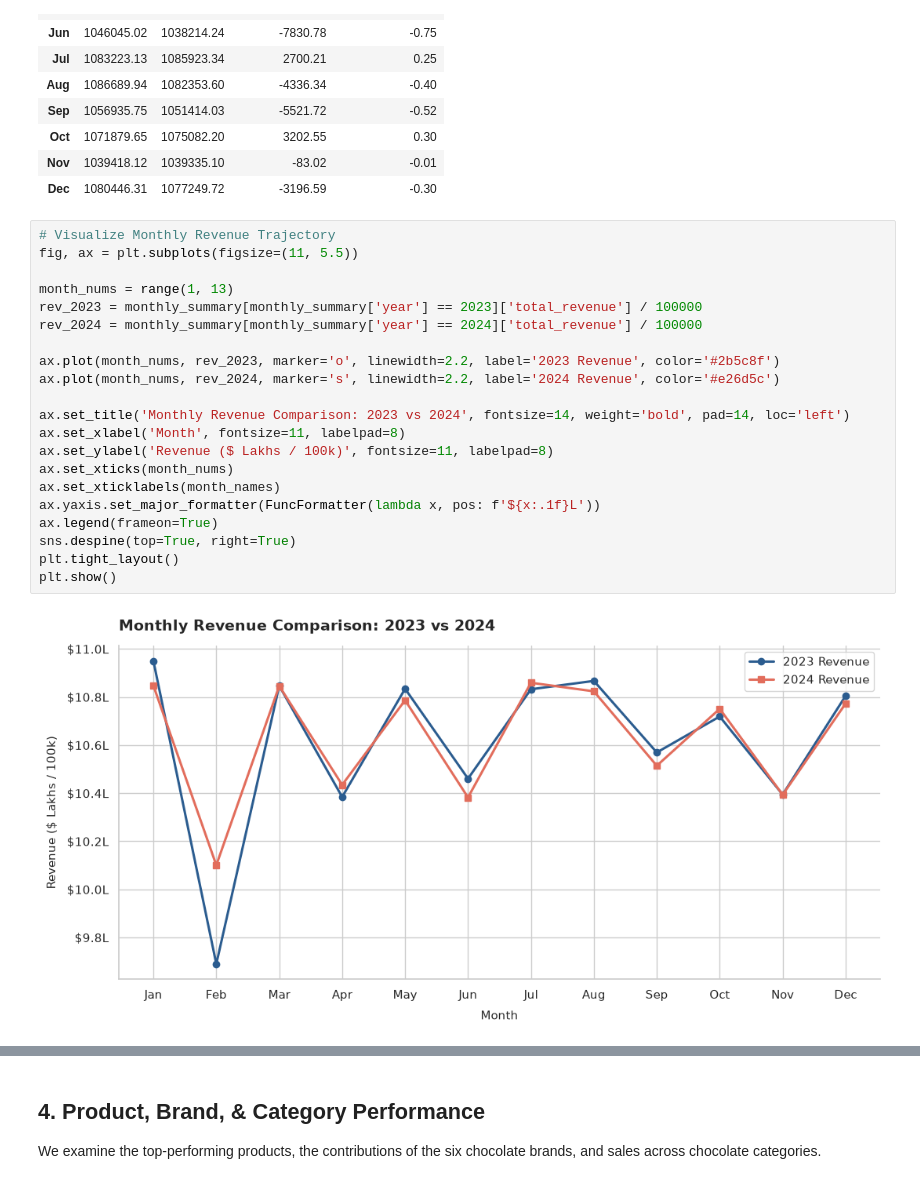
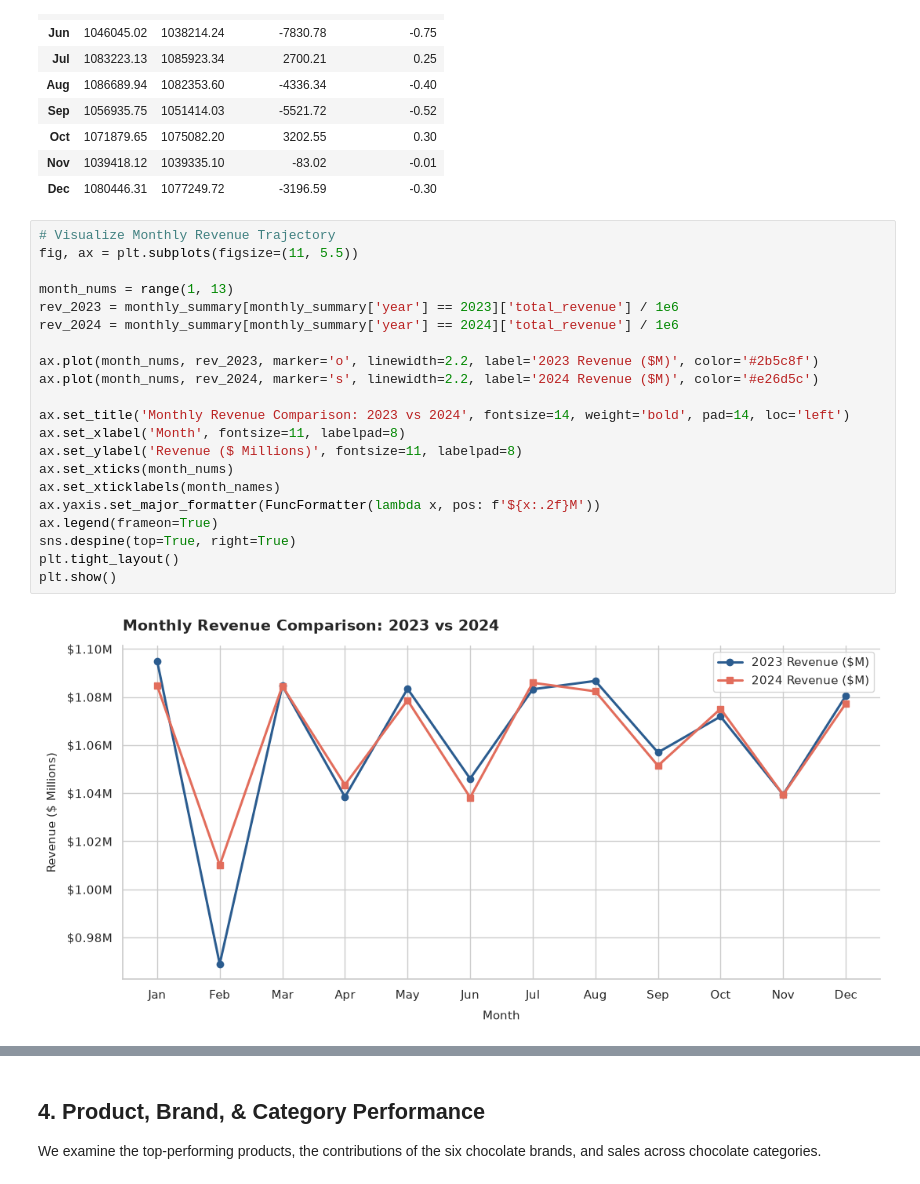
Before and after one commit to Devendra-afk/Retail_Stores_Analysis, a Jupyter notebook: python/notebooks/01_sales_eda.ipynb, the cells around one changed output, grey strips where cells are left out. Saved outputs shown, nothing was run; the diff lists cells and outputs as text.

```diff
--- a/python/notebooks/01_sales_eda.ipynb
+++ b/python/notebooks/01_sales_eda.ipynb
@@ -316,23 +322,23 @@ Monthly Revenue Comparison (2023 vs 2024):
 # %%
 # Visualize Monthly Revenue Trajectory
 fig, ax = plt.subplots(figsize=(11, 5.5))
 
 month_nums = range(1, 13)
-rev_2023 = monthly_summary[monthly_summary['year'] == 2023]['total_revenue'] / 100000
-rev_2024 = monthly_summary[monthly_summary['year'] == 2024]['total_revenue'] / 100000
+rev_2023 = monthly_summary[monthly_summary['year'] == 2023]['total_revenue'] / 1e6
+rev_2024 = monthly_summary[monthly_summary['year'] == 2024]['total_revenue'] / 1e6
 
-ax.plot(month_nums, rev_2023, marker='o', linewidth=2.2, label='2023 Revenue', color='#2b5c8f')
-ax.plot(month_nums, rev_2024, marker='s', linewidth=2.2, label='2024 Revenue', color='#e26d5c')
+ax.plot(month_nums, rev_2023, marker='o', linewidth=2.2, label='2023 Revenue ($M)', color='#2b5c8f')
+ax.plot(month_nums, rev_2024, marker='s', linewidth=2.2, label='2024 Revenue ($M)', color='#e26d5c')
 
 ax.set_title('Monthly Revenue Comparison: 2023 vs 2024', fontsize=14, weight='bold', pad=14, loc='left')
 ax.set_xlabel('Month', fontsize=11, labelpad=8)
-ax.set_ylabel('Revenue ($ Lakhs / 100k)', fontsize=11, labelpad=8)
+ax.set_ylabel('Revenue ($ Millions)', fontsize=11, labelpad=8)
 ax.set_xticks(month_nums)
 ax.set_xticklabels(month_names)
-ax.yaxis.set_major_formatter(FuncFormatter(lambda x, pos: f'${x:.1f}L'))
+ax.yaxis.set_major_formatter(FuncFormatter(lambda x, pos: f'${x:.2f}M'))
 ax.legend(frameon=True)
 sns.despine(top=True, right=True)
 plt.tight_layout()
 plt.show()
 # %% [output]
-[figure, old version]
+[figure, new version]
```
Also changed, not shown: parts of 22 cells of this notebook, 20 other files.
